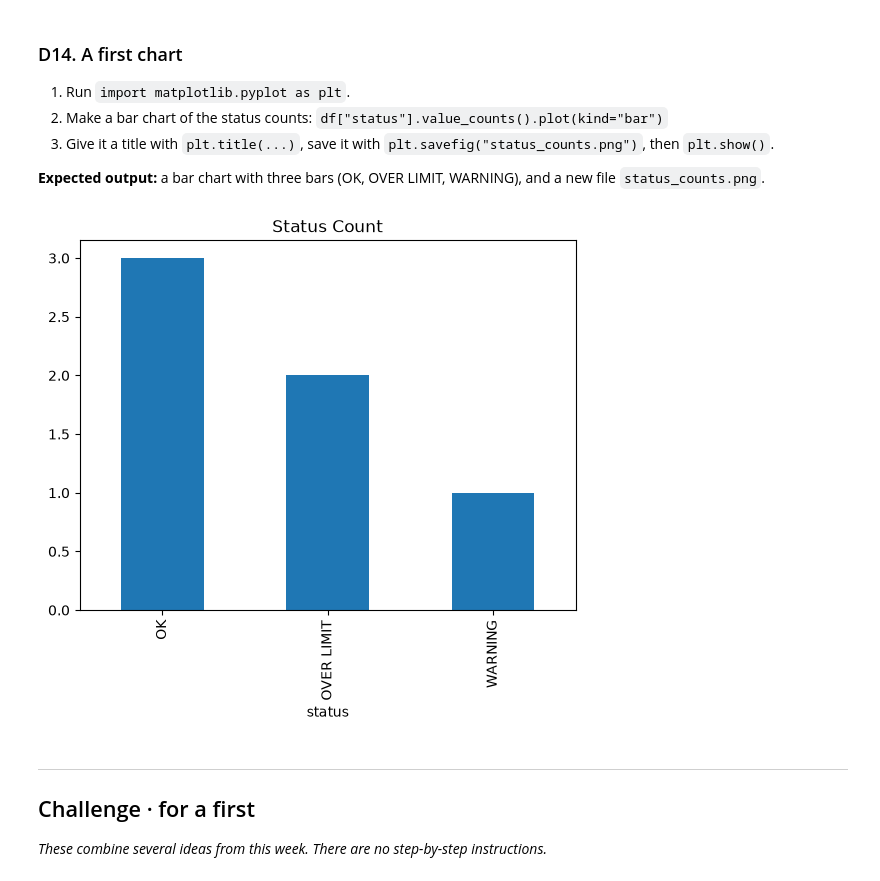
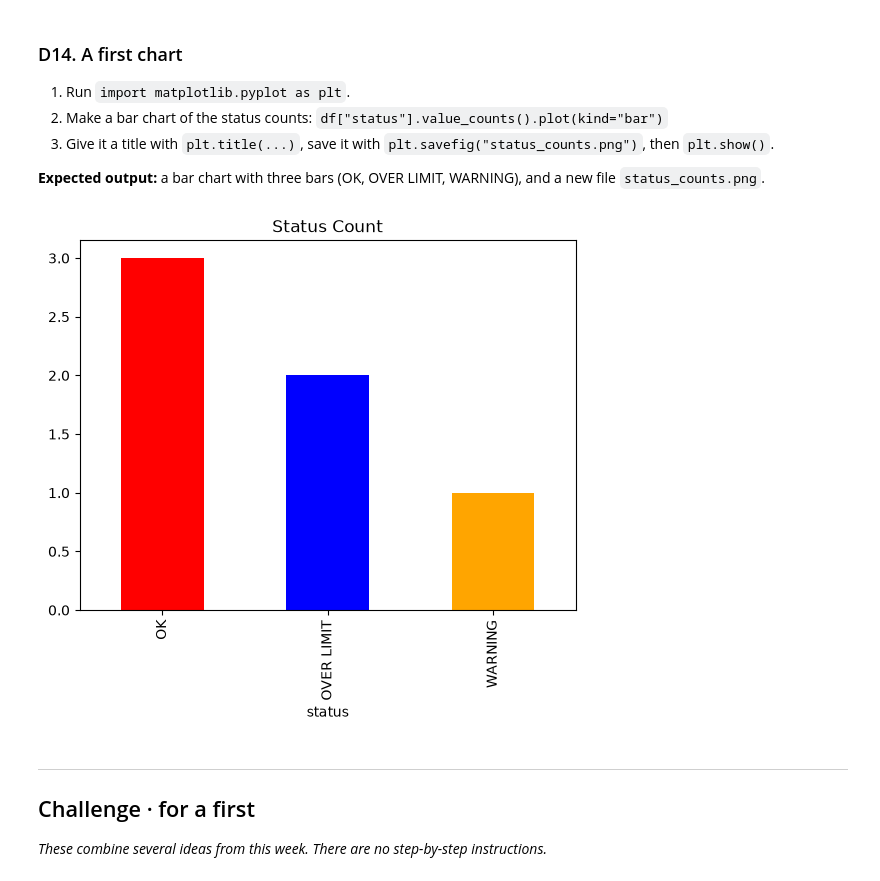
Before and after one commit to bp521mdx/CST1510, a Jupyter notebook: Week 06 - Pandas/LAB/W06_Lab.ipynb, the cells around one changed output. Drawn from its saved outputs; the diff is of its cells as text; code cells hidden in the pictures.

```diff
--- a/Week 06 - Pandas/LAB/W06_Lab.ipynb
+++ b/Week 06 - Pandas/LAB/W06_Lab.ipynb
@@ -443,24 +443,24 @@ max    120.000000  100.0  120.000000
 # %%
 # D14
 import pandas as pd
 import matplotlib.pyplot as plt
 
 df = pd.read_csv("records_sample.csv")
 
 df["percent"] = (df["value"] / df["limit"]) * 100
 
 df["status"] = df["percent"].apply(
     lambda p: "OVER LIMIT" if p >= 100 else
     "WARNING" if p >= 90 else "OK"
 )
 
-df["status"].value_counts().plot(kind="bar")
+df["status"].value_counts().plot(kind="bar", title = "server by status", color = ["red", "blue", "orange"])
 
 plt.title("Status Count")
 plt.savefig("status_counts.png")
 plt.show()
 # %% [output]
-[figure, old version]
+[figure, new version]
 # %% [markdown]
 ---
 ## Challenge · for a first
```
Also changed, not shown: 8 other files.
